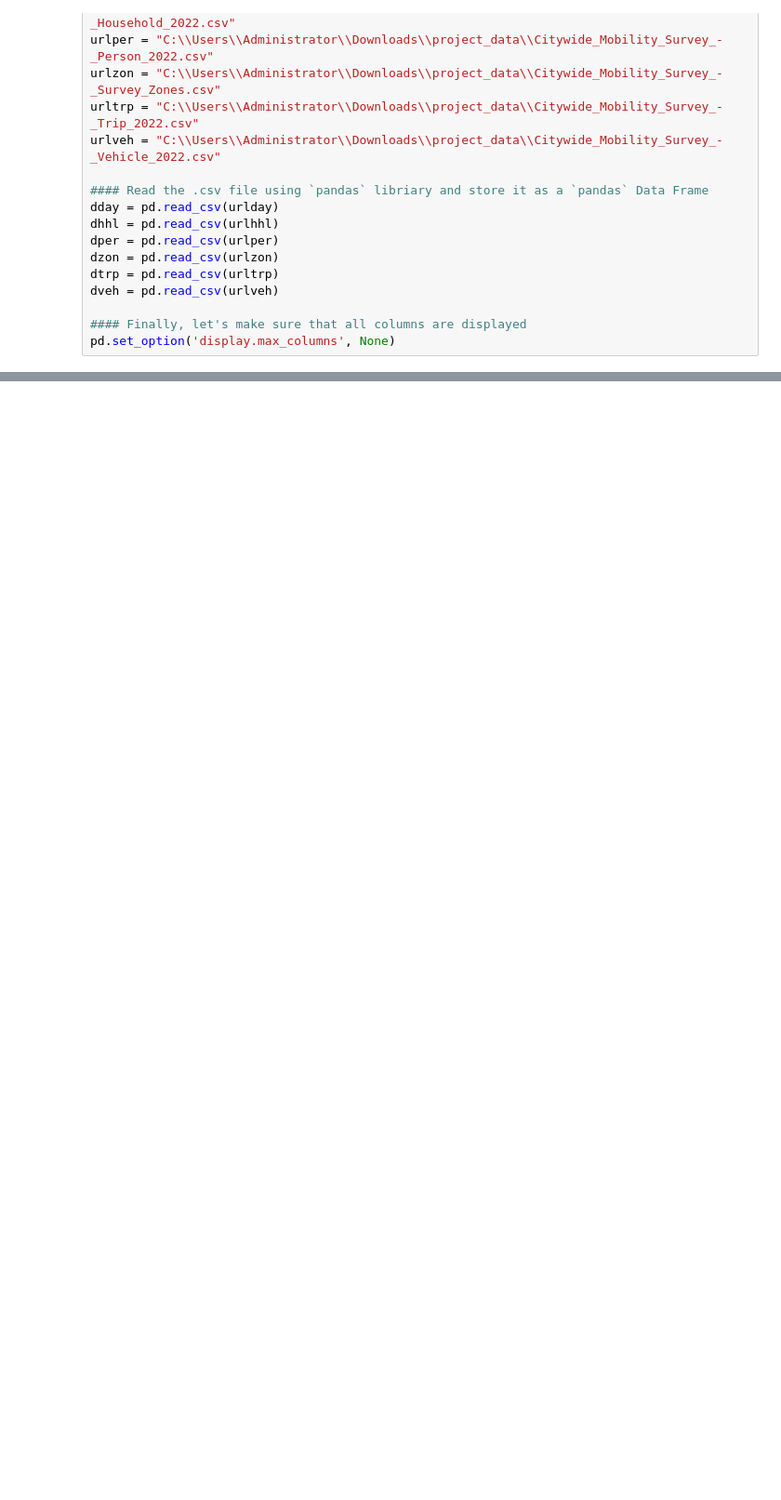
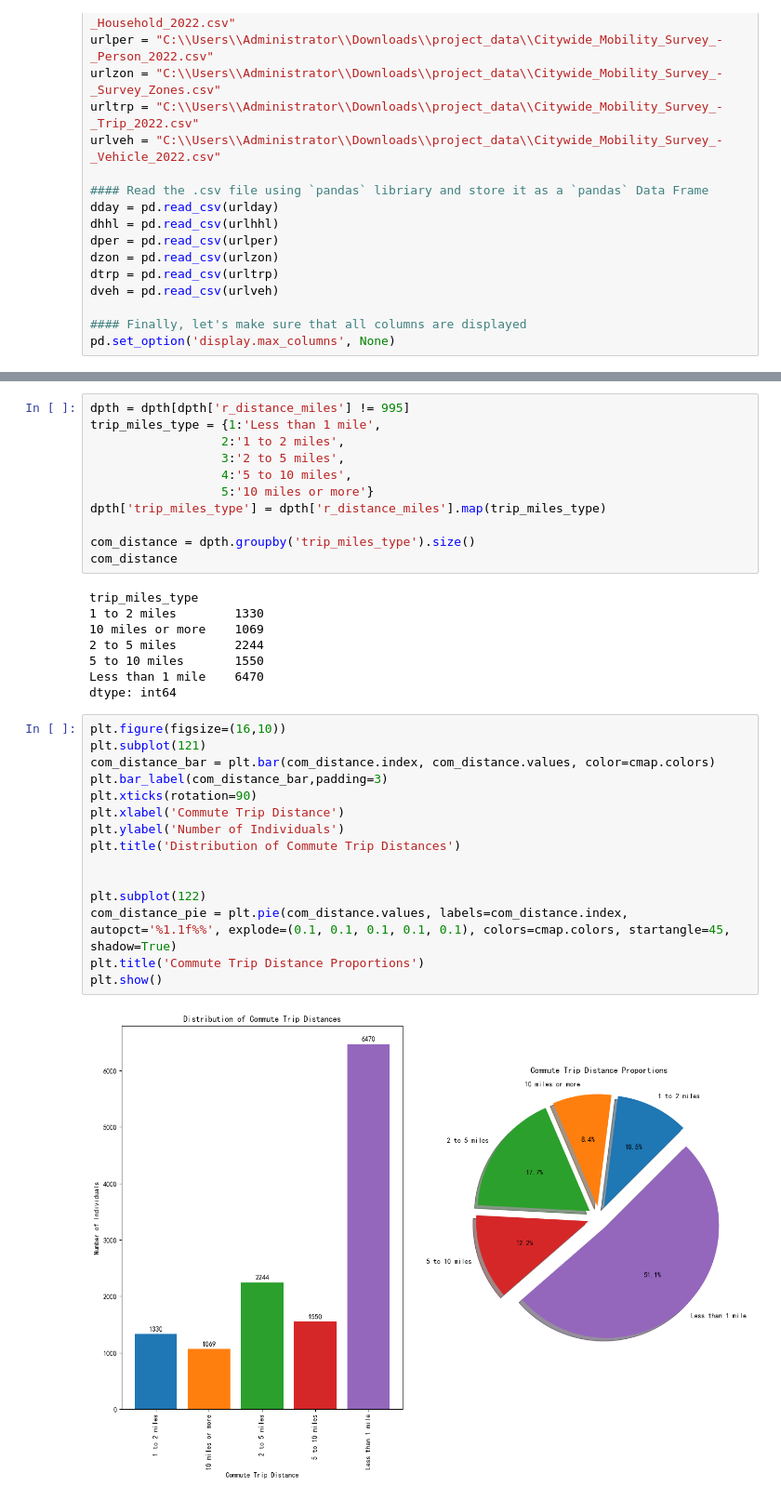
Before and after one commit to WenlongL1/CIE-539-Project, a Jupyter notebook: part5.ipynb, the cells around one changed output, grey strips where cells are left out. Shown: that part at 93% size. Cells and saved outputs as stored; diff of their text form; blank space fills up the shorter version.

```diff
--- a/part5.ipynb
+++ b/part5.ipynb
@@ -33,0 +181,36 @@ pd.set_option('display.max_columns', None)
+# %%
+dpth = dpth[dpth['r_distance_miles'] != 995]
+trip_miles_type = {1:'Less than 1 mile',
+                  2:'1 to 2 miles',
+                  3:'2 to 5 miles',
+                  4:'5 to 10 miles',
+                  5:'10 miles or more'}
+dpth['trip_miles_type'] = dpth['r_distance_miles'].map(trip_miles_type)
+
+com_distance = dpth.groupby('trip_miles_type').size()
+com_distance
+# %% [output]
+trip_miles_type
+1 to 2 miles        1330
+10 miles or more    1069
+2 to 5 miles        2244
+5 to 10 miles       1550
+Less than 1 mile    6470
+dtype: int64
+# %%
+plt.figure(figsize=(16,10))
+plt.subplot(121)
+com_distance_bar = plt.bar(com_distance.index, com_distance.values, color=cmap.colors)
+plt.bar_label(com_distance_bar,padding=3)
+plt.xticks(rotation=90)
+plt.xlabel('Commute Trip Distance')
+plt.ylabel('Number of Individuals')
+plt.title('Distribution of Commute Trip Distances')
+
+
+plt.subplot(122)
+com_distance_pie = plt.pie(com_distance.values, labels=com_distance.index, autopct='%1.1f%%', explode=(0.1, 0.1, 0.1, 0.1, 0.1), colors=cmap.colors, startangle=45, shadow=True)
+plt.title('Commute Trip Distance Proportions')
+plt.show()
+# %% [output]
+[figure, added]
```
Also changed, not shown: parts of 8 cells of this notebook, 1 other file.
